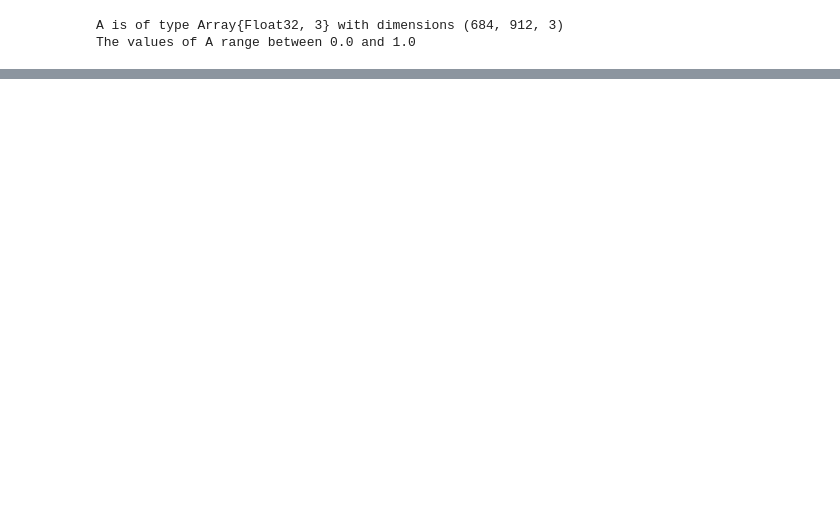
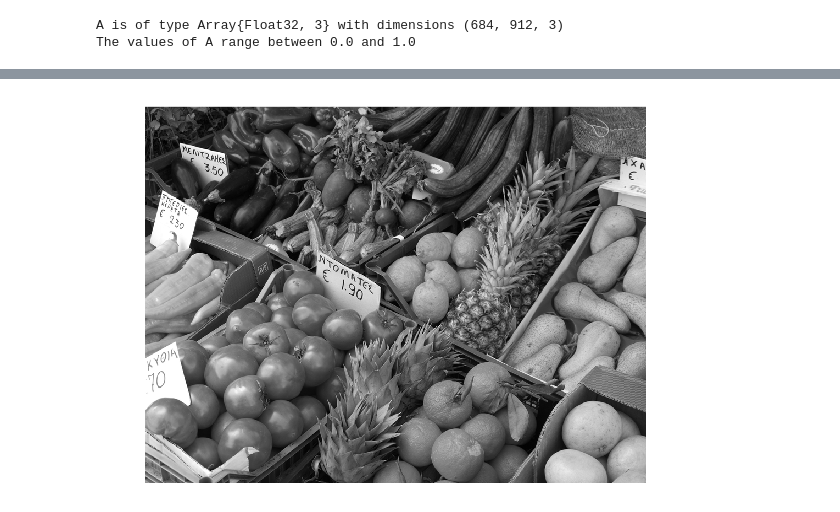
Before and after one commit to robertsweeneyblanco/Programming_for_Mathematical_Applications, a Jupyter notebook: textbook/content/Image_Processing/Reading_And_Plotting_Images.ipynb, the cells around one changed output, grey strips where cells are left out. Cells and saved outputs as stored; diff of their text form; code cells hidden in the pictures; blank space fills up the shorter version.

```diff
--- a/textbook/content/Image_Processing/Reading_And_Plotting_Images.ipynb
+++ b/textbook/content/Image_Processing/Reading_And_Plotting_Images.ipynb
@@ -71,0 +120,14 @@ imshow_scale(1.0 .- image_threshold(B, 0.8));
+# %%
+# To average across the 3rd dimension (the color channels):
+# 1. `sum(A, dims=3)`: Sums A along dimension 3 (R+G+B for each pixel).
+#    This produces a (height, width, 1) array.
+# 2. `/ 3`: We divide by 3 to get the average intensity.
+B = sum(A, dims=3) / 3
+
+# We can display this (height, width, 1) array.
+# Our `toRGBarray` function will cleverly interpret this as a
+# grayscale image by setting R, G, and B to the same intensity value
+# (e.g., intensity 0.5 becomes RGB(0.5, 0.5, 0.5)).
+fastdisplay(imshow(B))
+# %% [output]
+[figure, added]
```
Also changed, not shown: parts of 20 cells of this notebook, 1 other file.
